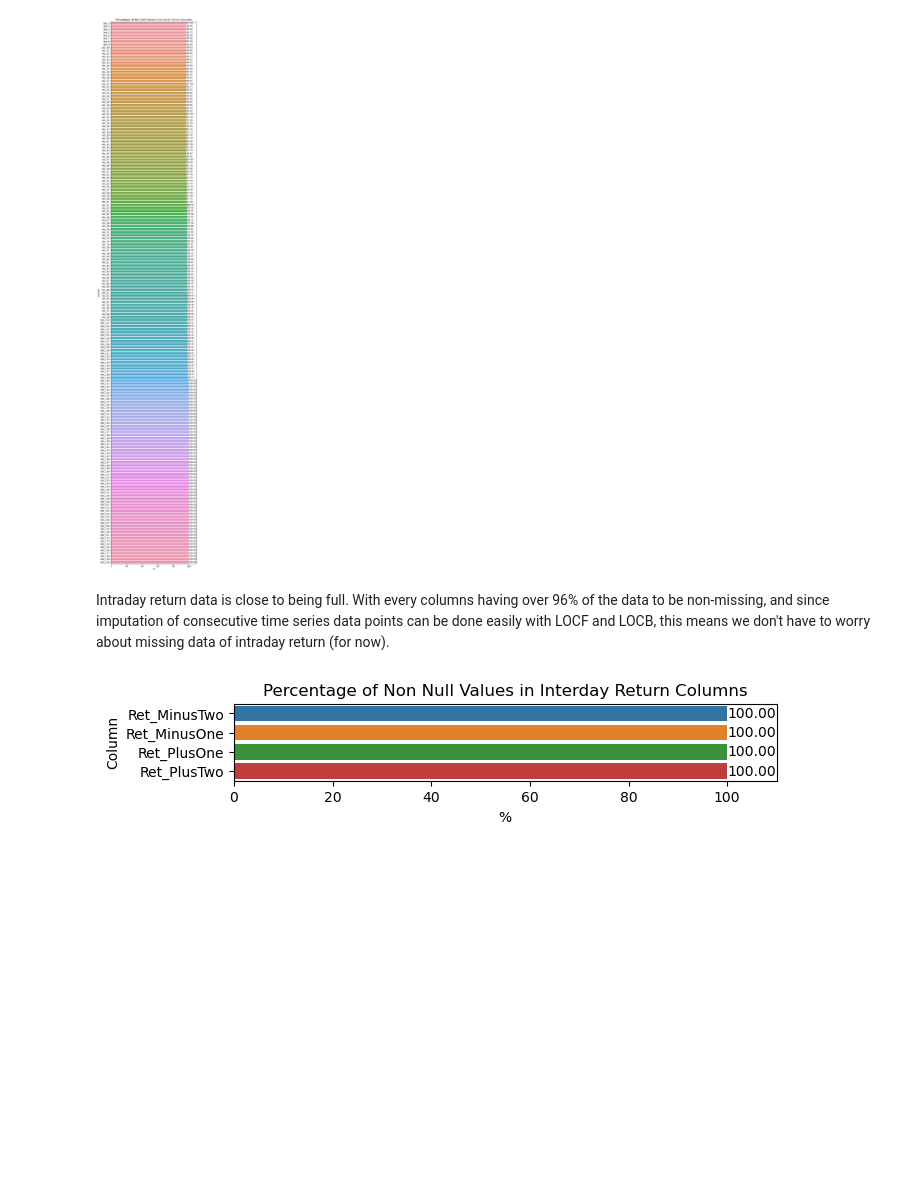
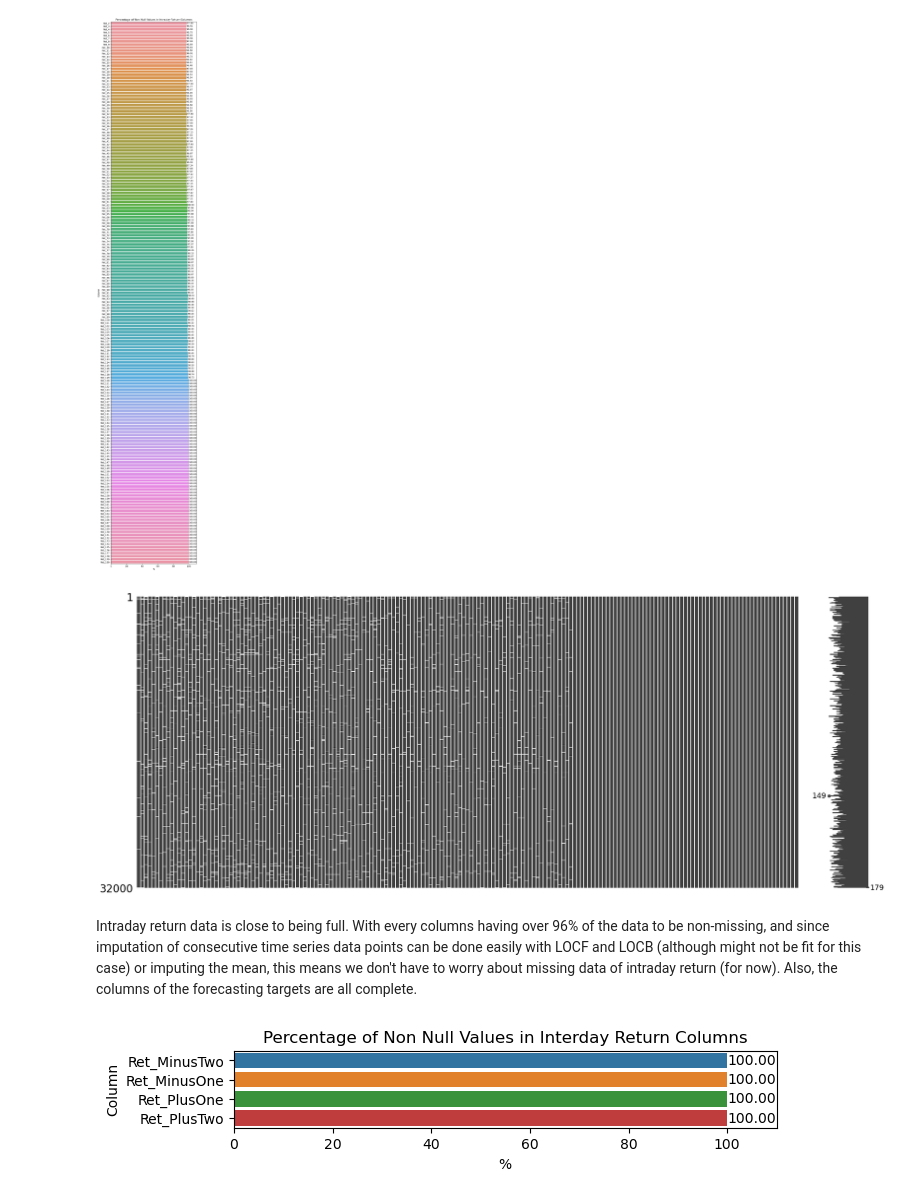
Before and after one commit to prompath/kaggle-the-winton-stock-market-challenge, a Jupyter notebook: [Kaggle] The Winton Stock Market Challenge - Jeerawat.ipynb, the cells around one changed output. Saved outputs shown, nothing was run; the diff lists cells and outputs as text; code cells hidden in the pictures; blank space fills up the shorter version.

```diff
--- a/[Kaggle] The Winton Stock Market Challenge - Jeerawat.ipynb
+++ b/[Kaggle] The Winton Stock Market Challenge - Jeerawat.ipynb
@@ -157,6 +182,10 @@ train_df.shape
 For easier slicing, let's make lists of columns by types.
 # %%
 feature_cols = [f"Feature_{i}" for i in range(1, 26)]
-intra_ret_cols = [f"Ret_{i}" for i in range(2, 181)]
-inter_ret_cols = ["Ret_MinusTwo", "Ret_MinusOne", "Ret_PlusOne", "Ret_PlusTwo"]
+intra_ret_feat_cols = [f"Ret_{i}" for i in range(2, 121)]
+intra_ret_target_cols = [f"Ret_{i}" for i in range(121, 181)]
+intra_ret_cols = intra_ret_feat_cols + intra_ret_target_cols
+inter_ret_feat_cols = ["Ret_MinusTwo", "Ret_MinusOne"]
+inter_ret_target_cols = ["Ret_PlusOne", "Ret_PlusTwo"]
+inter_ret_cols = inter_ret_feat_cols + inter_ret_target_cols
 # %% [markdown]
@@ -183,8 +216,12 @@ Most Feature columns have high availability of the data with less than 10% missi
 plot_missing(train_df.loc[:, intra_ret_cols], "Intraday Return Columns")
 # %% [output]
 [figure]
+# %%
+msno.matrix(train_df.loc[:, intra_ret_cols]);
+# %% [output]
+[figure, added]
 # %% [markdown]
-Intraday return data is close to being full. With every columns having over 96% of the data to be non-missing, and since imputation of consecutive time series data points can be done easily with LOCF and LOCB, this means we don't have to worry about missing data of intraday return (for now).
+Intraday return data is close to being full. With every columns having over 96% of the data to be non-missing, and since imputation of consecutive time series data points can be done easily with LOCF and LOCB (although might not be fit for this case) or imputing the mean, this means we don't have to worry about missing data of intraday return (for now). Also, the columns of the forecasting targets are all complete.
 # %%
 plot_missing(train_df.loc[:, inter_ret_cols], "Interday Return Columns")
 # %% [output]
```
Also changed, not shown: parts of 80 cells of this notebook.
